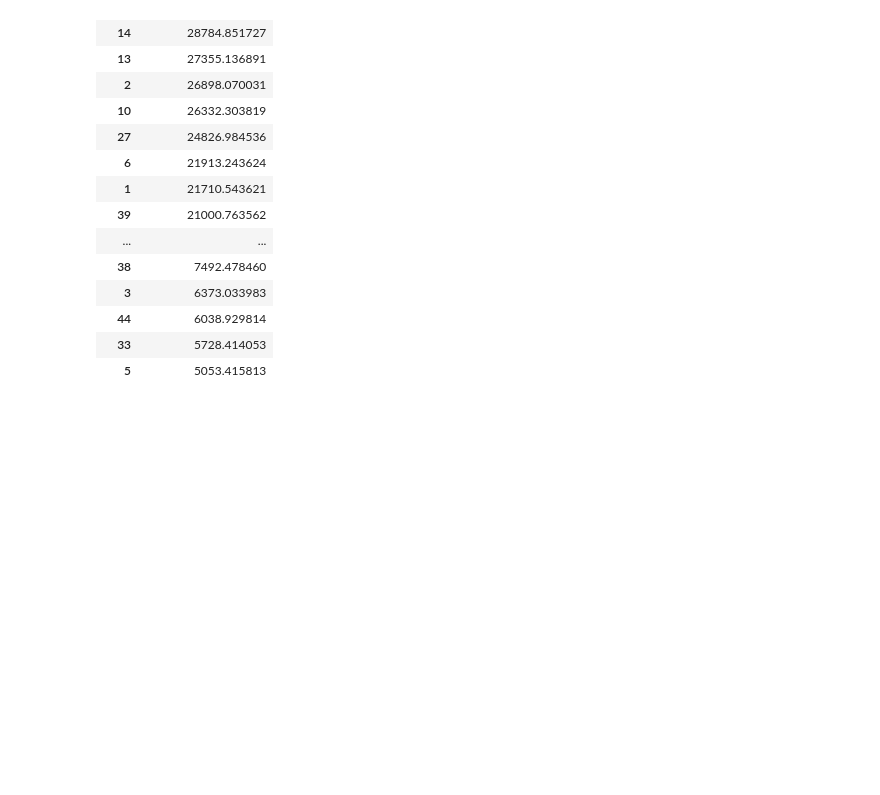
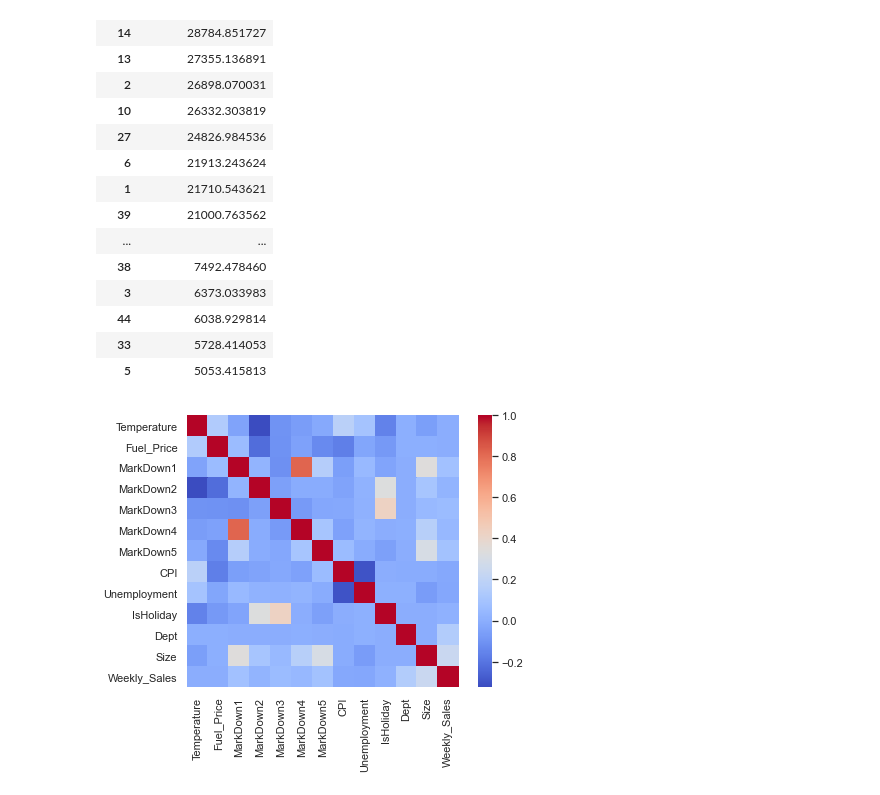
Before and after one commit to jamesdinardo/Retail-Forecasting, a Jupyter notebook: EDA.ipynb, the cells around one changed output. Saved outputs shown, nothing was run; the diff lists cells and outputs as text; code cells hidden in the pictures; blank space fills up the shorter version.

```diff
--- a/EDA.ipynb
+++ b/EDA.ipynb
@@ -188,3 +223,9 @@ df.groupby('Store').agg(Average_Weekly_Sales=pd.NamedAgg(column='Weekly_Sales',
 | 44 | 6038.929814 |
 | 33 | 5728.414053 |
 | 5 | 5053.415813 |
+# %%
+#plot a heatmap of correlations between each variable
+fix, ax = plt.subplots(figsize=(7, 5))
+_ = sns.heatmap(df.corr(), square=True, cmap='coolwarm', ax=ax)
+# %% [output]
+[figure, added]
```
Also changed, not shown: parts of 5 cells of this notebook.
